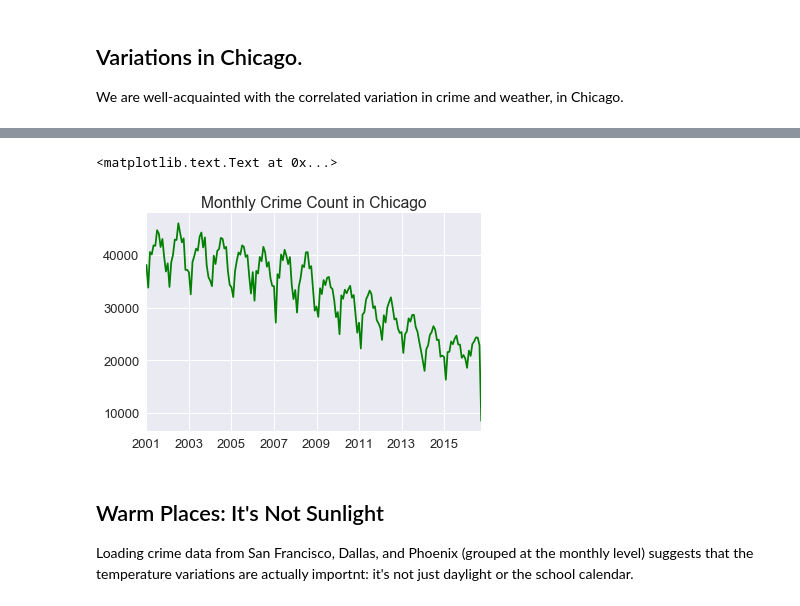
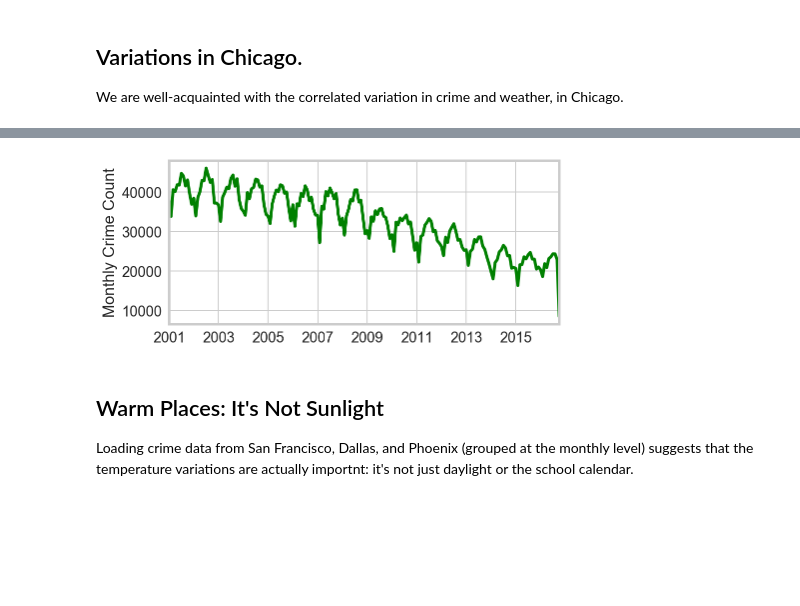
Before and after one commit to harris-ippp/lectures, a Jupyter notebook: 09-weather/weather_crime.ipynb, the cells around one changed output, grey strips where cells are left out. Drawn from its saved outputs; the diff is of its cells as text; code cells hidden in the pictures; blank space fills up the shorter version.

```diff
--- a/09-weather/weather_crime.ipynb
+++ b/09-weather/weather_crime.ipynb
@@ -4,13 +2,14 @@
 # Crime and Weather
 # %%
 %matplotlib inline
+%config InlineBackend.figure_format = 'retina'
 import matplotlib.pyplot as plt
 import numpy as np
 
 import pandas as pd
 import seaborn as sns
-sns.set(font_scale = 1.3)
-
+sns.set_style("whitegrid", rc={'axes.linewidth': 2.5})
+sns.set_context('notebook', font_scale=1.45, rc={"lines.linewidth": 3, "figure.figsize" : (7, 3)})
 import pytz
 import datetime
 
@@ -44,13 +61,13 @@ weather_mdw.plot(y = "Temperature [F]", figsize = (6, 4))
 # %%
 daily_crimes = pd.read_csv("chicago_crime_counts.csv", index_col = "Date", parse_dates = True,
                            delim_whitespace = True, names = ["Count", "Date"])
 
 daily_crimes.set_index(daily_crimes.index.tz_localize(pytz.timezone('US/Central')), inplace = True)
-ax = daily_crimes["Count"].resample("1M").sum().plot(c = "g", figsize = (6, 4), title = "Monthly Crime Count in Chicago")
+ax = daily_crimes["Count"].resample("1M").sum().plot(c = "g")#, title = "Monthly Crime Count in Chicago")
 ax.set_xlabel("")
+ax.set_ylabel("Monthly Crime Count");
 # %% [output]
-<matplotlib.text.Text at 0x...>
-[figure, old version]
+[figure, new version]
 # %% [markdown]
 ## Warm Places: It's Not Sunlight
 Loading crime data from San Francisco, Dallas, and Phoenix (grouped at the monthly level) suggests that the temperature variations are actually importnt: it's not just daylight or the school calendar.
```
Also changed, not shown: parts of 65 cells of this notebook.
